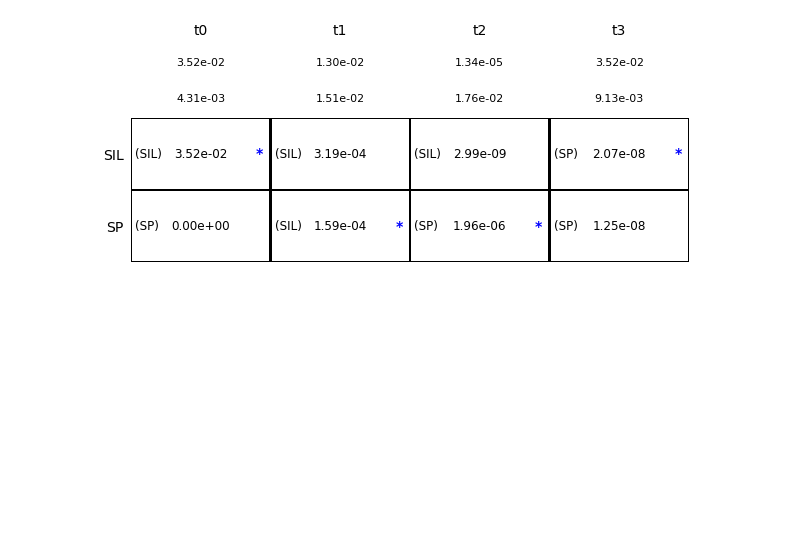
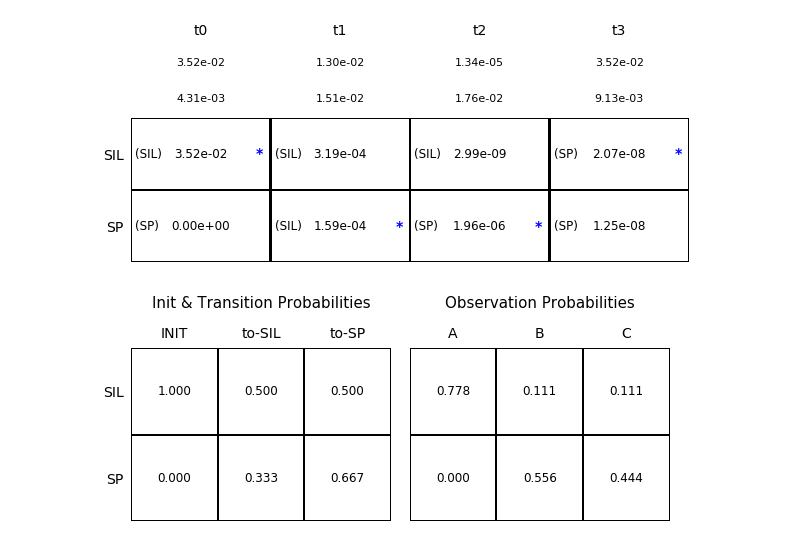
Before and after one commit to compi1234/spchlab, a Jupyter notebook: session4/hmm-ex-1.ipynb, the cells around one changed output. Cells and saved outputs as stored; diff of their text form; code cells hidden in the pictures; blank space fills up the shorter version.

```diff
--- a/session4/hmm-ex-1.ipynb
+++ b/session4/hmm-ex-1.ipynb
@@ -125,3 +125,39 @@ ALIGNMENT
 | X | X0 | X1 | X2 | X3 |
 | BT | SIL | SP | SP | SIL |
 [figure]
+# %%
+# Sample training code for discrete density training
+#
+X2=[1,0,1,1,2,0]
+X3=[0,1,2,1,2,0,2,0]
+S2=[0,0,1,1,1,0]
+S3=[0,1,1,1,1,0,0,0]
+train_set = []
+train_set.append({'X':X1,'S':trellis1.alignment})
+train_set.append({'X':X2,'S':S2})
+train_set.append({'X':X3,'S':S3})
+
+def viterbi_train(trn,n_labels=1,n_states=1):
+    n_train = len(trn)
+    obs_counts = np.zeros((n_states,n_labels),dtype='float')
+    init_counts = np.zeros(n_states,dtype='float')
+    trans_counts = np.zeros((n_states,n_states),dtype='float')
+    # counting
+    for i in range(0,n_train):
+        init_counts[trn[i]["S"][0]] += 1.
+        for j in range(len(trn[i]["X"])):
+            obs_counts[trn[i]["S"][j],trn[i]["X"][j]] += 1.
+            if j>0:
+                trans_counts[ trn[i]["S"][j-1],trn[i]["S"][j] ] += 1.
+    state_counts = np.sum(obs_counts,axis=1)
+    op = obs_counts / state_counts[:,np.newaxis]
+    tp = trans_counts / np.sum(trans_counts,axis=1)[:,np.newaxis]
+    ip = init_counts / np.sum(init_counts)
+    return op,tp,ip
+
+op, tp, ip = viterbi_train(train_set,n_labels=3,n_states=2)
+hmm_retrained = libhmm.DHMM(n_states=2,states=['SIL','SP'],n_symbols=3,labels=['A','B','C'],
+                   emissionprob=op, transmat=tp, startprob=ip )
+hmmplot.plot_model(hmm_retrained,figsize=(8,4))
+# %% [output]
+[figure, added]
```
Also changed, not shown: parts of 1 cell of this notebook.
